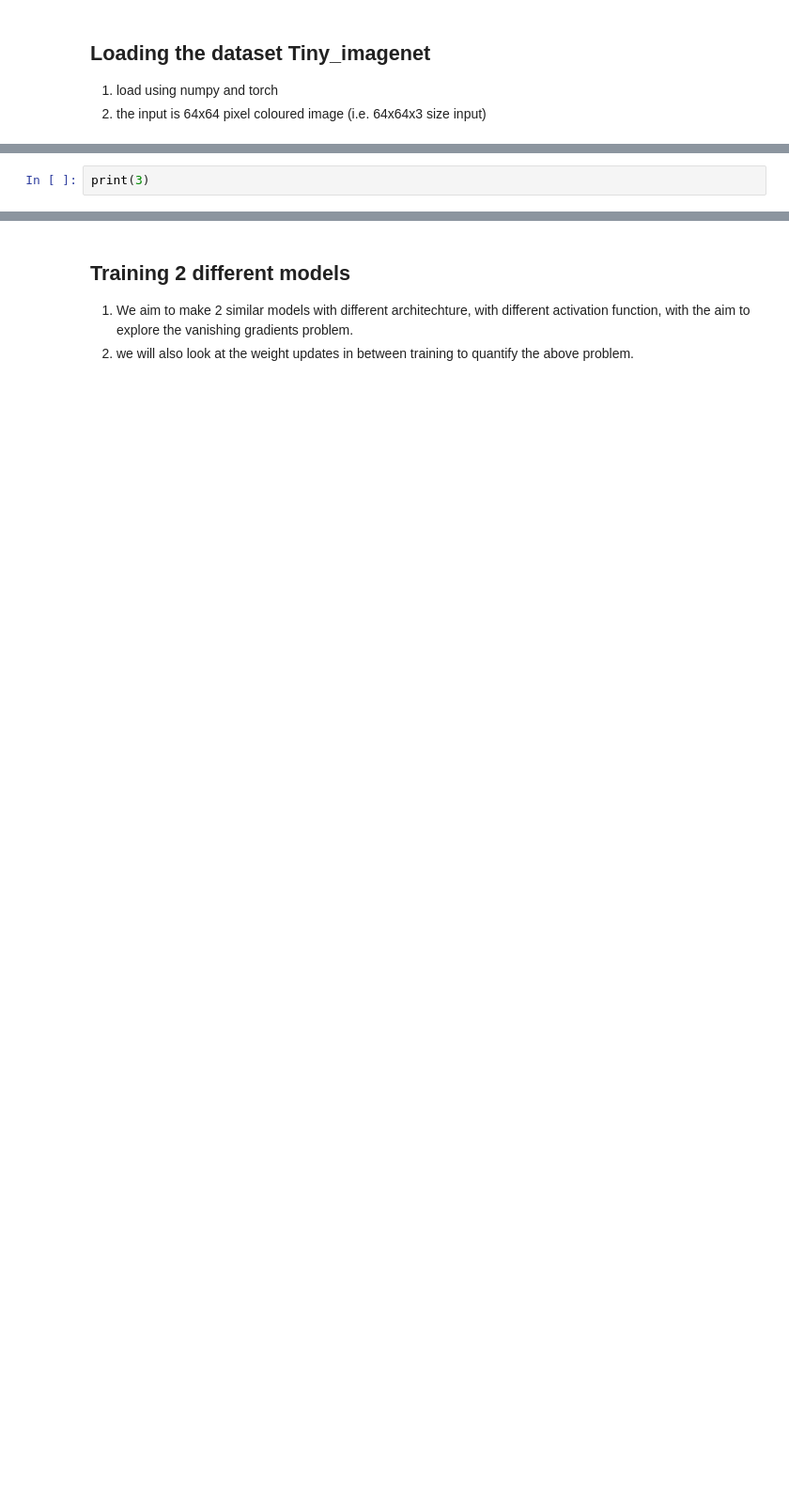
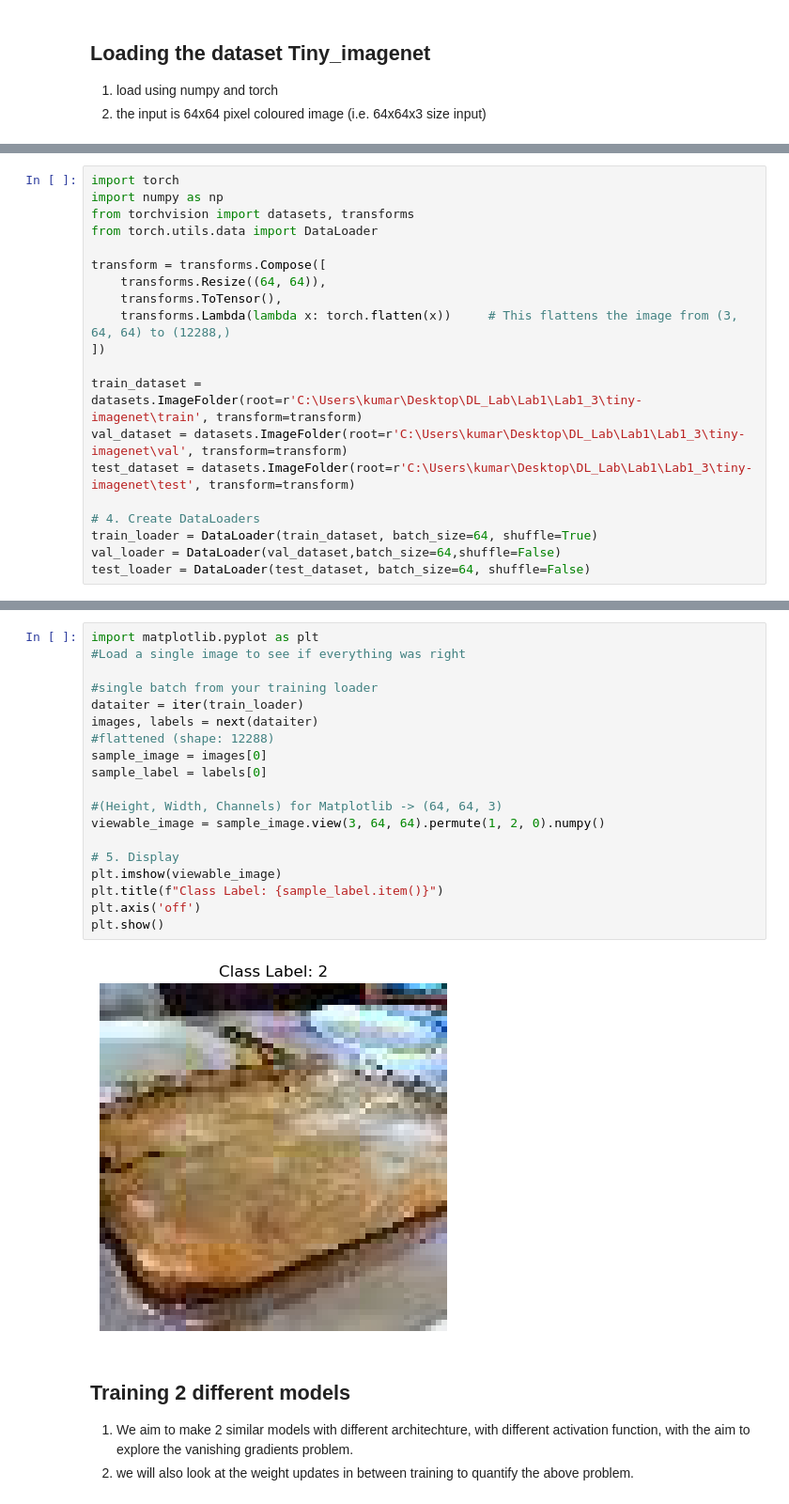
Before and after one commit to ANKIT0407/CS-671-Assignments, a Jupyter notebook: Assignment1_Anubhav/Lab1/Lab1_3/Lab1_3.ipynb, the cells around one changed output, grey strips where cells are left out. Shown at 94% size. Cells and saved outputs as stored; diff of their text form; blank space fills up the shorter version.

```diff
--- a/Assignment1_Anubhav/Lab1/Lab1_3/Lab1_3.ipynb
+++ b/Assignment1_Anubhav/Lab1/Lab1_3/Lab1_3.ipynb
@@ -6,2 +10,20 @@
 # %%
-print(3)
+import torch
+import numpy as np
+from torchvision import datasets, transforms
+from torch.utils.data import DataLoader
+
+transform = transforms.Compose([
+    transforms.Resize((64, 64)),
+    transforms.ToTensor(),
+    transforms.Lambda(lambda x: torch.flatten(x))     # This flattens the image from (3, 64, 64) to (12288,)
+])
+
+train_dataset = datasets.ImageFolder(root=r'C:\Users\kumar\Desktop\DL_Lab\Lab1\Lab1_3\tiny-imagenet\train', transform=transform)
+val_dataset = datasets.ImageFolder(root=r'C:\Users\kumar\Desktop\DL_Lab\Lab1\Lab1_3\tiny-imagenet\val', transform=transform)
+test_dataset = datasets.ImageFolder(root=r'C:\Users\kumar\Desktop\DL_Lab\Lab1\Lab1_3\tiny-imagenet\test', transform=transform)
+
+# 4. Create DataLoaders
+train_loader = DataLoader(train_dataset, batch_size=64, shuffle=True)
+val_loader = DataLoader(val_dataset,batch_size=64,shuffle=False)
+test_loader = DataLoader(test_dataset, batch_size=64, shuffle=False)
@@ -10,3 +30,24 @@ print(3)
+# %%
+import matplotlib.pyplot as plt
+#Load a single image to see if everything was right
+
+#single batch from your training loader
+dataiter = iter(train_loader)
+images, labels = next(dataiter)
+#flattened (shape: 12288)
+sample_image = images[0]
+sample_label = labels[0]
+
+#(Height, Width, Channels) for Matplotlib -> (64, 64, 3)
+viewable_image = sample_image.view(3, 64, 64).permute(1, 2, 0).numpy()
+
+# 5. Display
+plt.imshow(viewable_image)
+plt.title(f"Class Label: {sample_label.item()}")
+plt.axis('off')
+plt.show()
+# %% [output]
+[figure, added]
 # %% [markdown]
 ## **Training 2 different models**
 1. We aim to make 2 similar models with different architechture, with different activation function, with the aim to explore the vanishing gradients problem.
```
Also changed, not shown: parts of 9 cells of this notebook.
